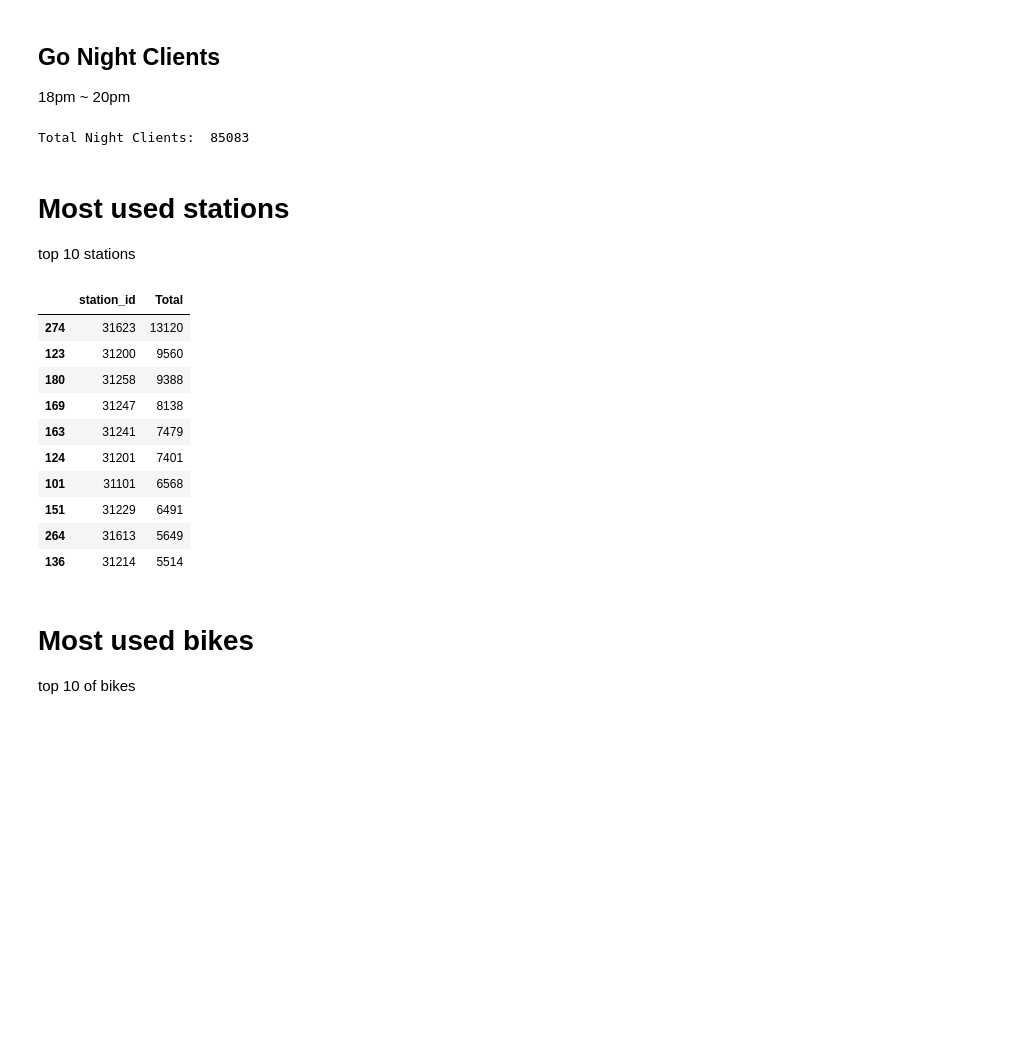
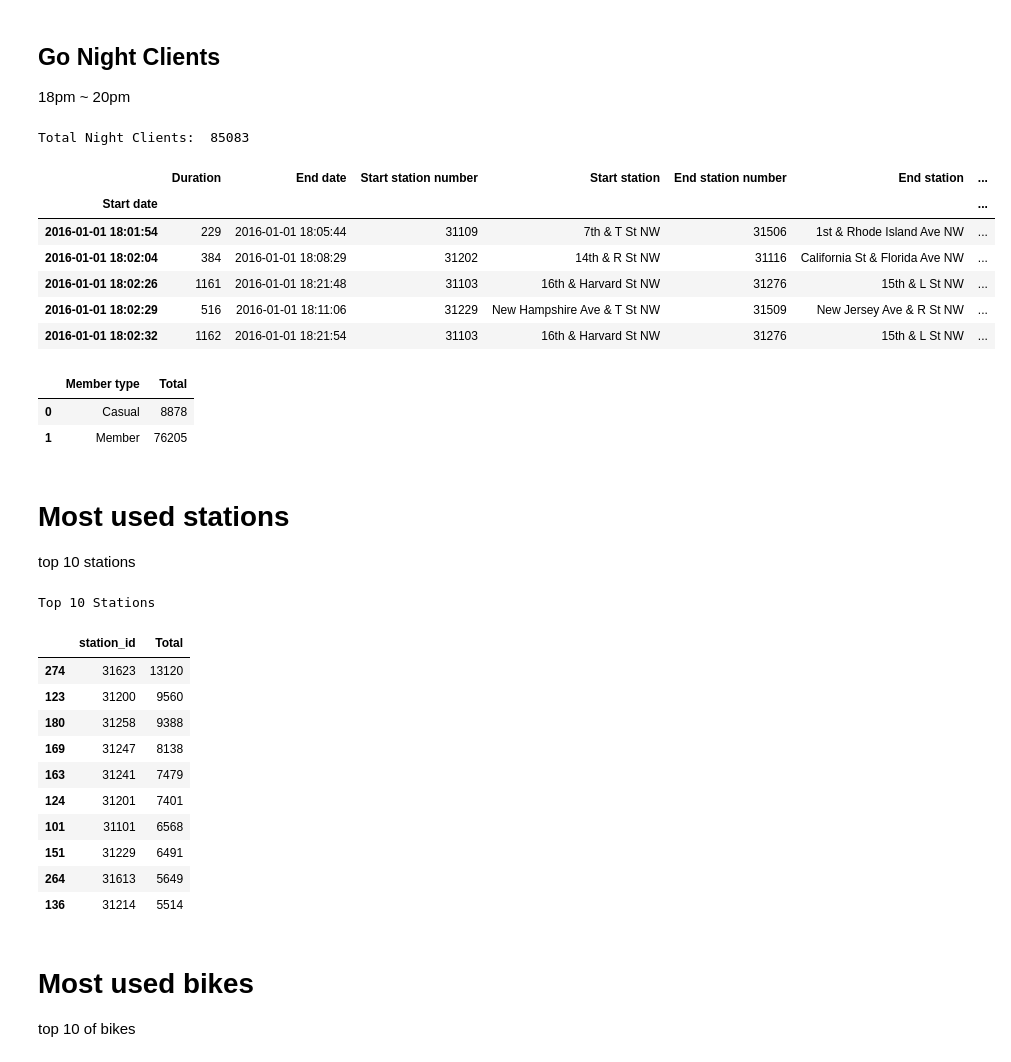
Before and after one commit to claupereirajr/datascience_study, a Jupyter notebook: aula10/Scripts - study bike sharing.ipynb, the cells around one changed output. Saved outputs shown, nothing was run; the diff lists cells and outputs as text; code cells hidden in the pictures; blank space fills up the shorter version.

```diff
--- a/aula10/Scripts - study bike sharing.ipynb
+++ b/aula10/Scripts - study bike sharing.ipynb
@@ -153,12 +190,27 @@ Total LunchTime Clients:  61398
 # %%
 dataframe_night_clients = dataframe_tripdata.copy()
 dataframe_night_clients['Start date'] = pd.to_datetime(dataframe_night_clients['Start date'])
 dataframe_night_clients.set_index('Start date',inplace=True)
 dataframe_night_clients = dataframe_night_clients.between_time('18:00:00','20:00:00')
 print('Total Night Clients: ',len(dataframe_night_clients))
-# dataframe_night_clients.head()
+dataframe_night_clients.head()
 # %% [output]
 Total Night Clients:  85083
+|  | Duration | End date | Start station number | Start station | End station number | End station | ... |
+| Start date |  |  |  |  |  |  | ... |
+| 2016-01-01 18:01:54 | 229 | 2016-01-01 18:05:44 | 31109 | 7th & T St NW | 31506 | 1st & Rhode Island Ave NW | ... |
+| 2016-01-01 18:02:04 | 384 | 2016-01-01 18:08:29 | 31202 | 14th & R St NW | 31116 | California St & Florida Ave NW | ... |
+| 2016-01-01 18:02:26 | 1161 | 2016-01-01 18:21:48 | 31103 | 16th & Harvard St NW | 31276 | 15th & L St NW | ... |
+| 2016-01-01 18:02:29 | 516 | 2016-01-01 18:11:06 | 31229 | New Hampshire Ave & T St NW | 31509 | New Jersey Ave & R St NW | ... |
+| 2016-01-01 18:02:32 | 1162 | 2016-01-01 18:21:54 | 31103 | 16th & Harvard St NW | 31276 | 15th & L St NW | ... |
+# %%
+dataframe_night_clients_total_by_type = dataframe_night_clients.groupby('Member type')['Duration'].count().reset_index()
+dataframe_night_clients_total_by_type.rename(columns={'Duration':'Total'}, inplace=True)
+dataframe_night_clients_total_by_type
+# %% [output]
+|  | Member type | Total |
+| 0 | Casual | 8878 |
+| 1 | Member | 76205 |
 # %% [markdown]
 # Most used stations
 top 10 stations
@@ -166,8 +218,10 @@ top 10 stations
 dataframe_sort_stations = dataframe_tripdata.groupby('Start station number')['Duration'].count().reset_index()
 dataframe_sort_stations.rename(columns={'Start station number':'station_id', 'Duration':'Total'}, inplace=True)
 dataframe_sort_stations.sort_values(by=['Total'],axis=0,ascending=False,inplace=True)
+print('Top 10 Stations')
 dataframe_sort_stations[:10]
 # %% [output]
+Top 10 Stations
 |  | station_id | Total |
 | 274 | 31623 | 13120 |
 | 123 | 31200 | 9560 |
```
Also changed, not shown: parts of 21 cells of this notebook.
